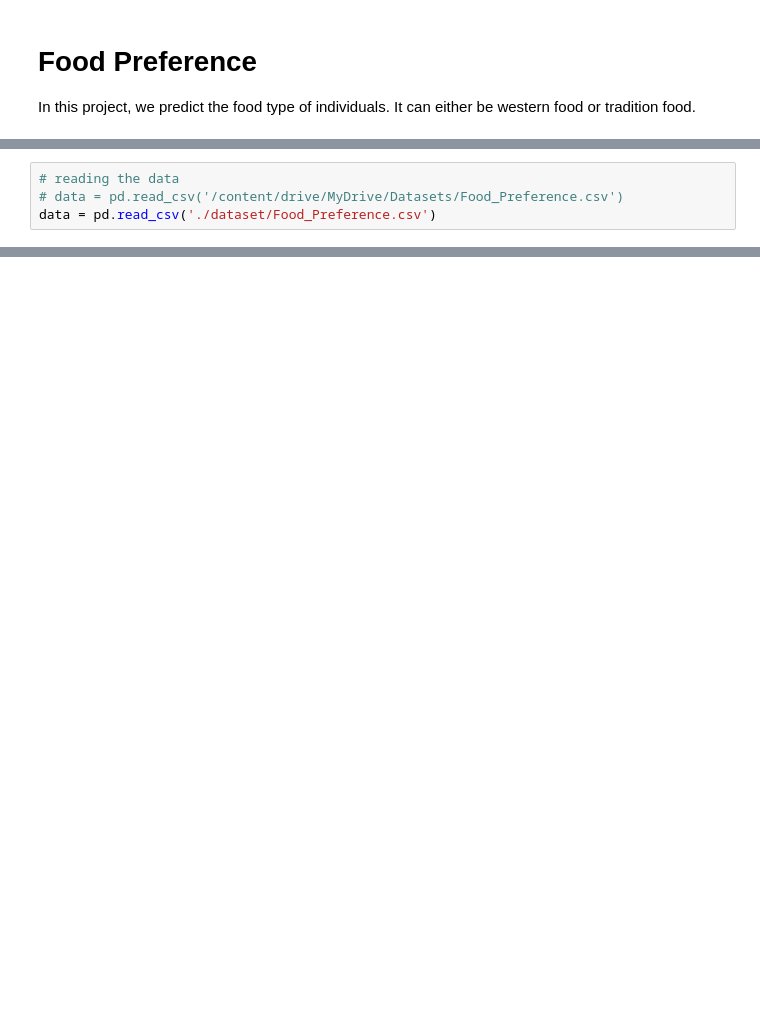
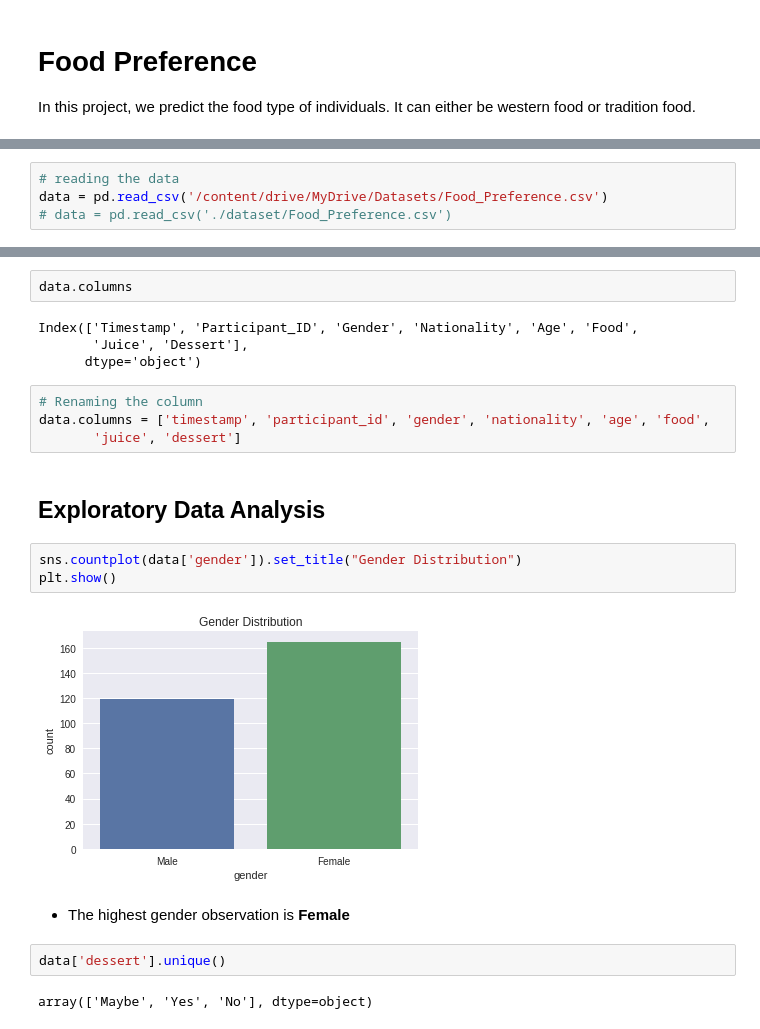
Before and after one commit to drizedunn/Food-Preference, a Jupyter notebook: food_preference.ipynb, the cells around one changed output, grey strips where cells are left out. Cells and saved outputs as stored; diff of their text form; blank space fills up the shorter version.

```diff
--- a/food_preference.ipynb
+++ b/food_preference.ipynb
@@ -36,8 +36,8 @@ warnings.filterwarnings('ignore')
 The data is a food survey conducted among participants from different countries and demography which can be found [here](https://www.kaggle.com/datasets/vijayashreer/food-preferences)
 # %%
 # reading the data
-# data = pd.read_csv('/content/drive/MyDrive/Datasets/Food_Preference.csv')
-data = pd.read_csv('./dataset/Food_Preference.csv')
+data = pd.read_csv('/content/drive/MyDrive/Datasets/Food_Preference.csv')
+# data = pd.read_csv('./dataset/Food_Preference.csv')
 # %%
 #Displaying the first five rows of the data
 data.head()
@@ -50,0 +61,23 @@ data.head()
+# %%
+data.columns
+# %% [output]
+Index(['Timestamp', 'Participant_ID', 'Gender', 'Nationality', 'Age', 'Food',
+       'Juice', 'Dessert'],
+      dtype='object')
+# %%
+# Renaming the column
+data.columns = ['timestamp', 'participant_id', 'gender', 'nationality', 'age', 'food',
+       'juice', 'dessert']
+# %% [markdown]
+## Exploratory Data Analysis
+# %%
+sns.countplot(data['gender']).set_title("Gender Distribution")
+plt.show()
+# %% [output]
+[figure, added]
+# %% [markdown]
+- The highest gender observation is **Female**
+# %%
+data['dessert'].unique()
+# %% [output]
+array(['Maybe', 'Yes', 'No'], dtype=object)
```
Also changed, not shown: parts of 8 cells of this notebook.
